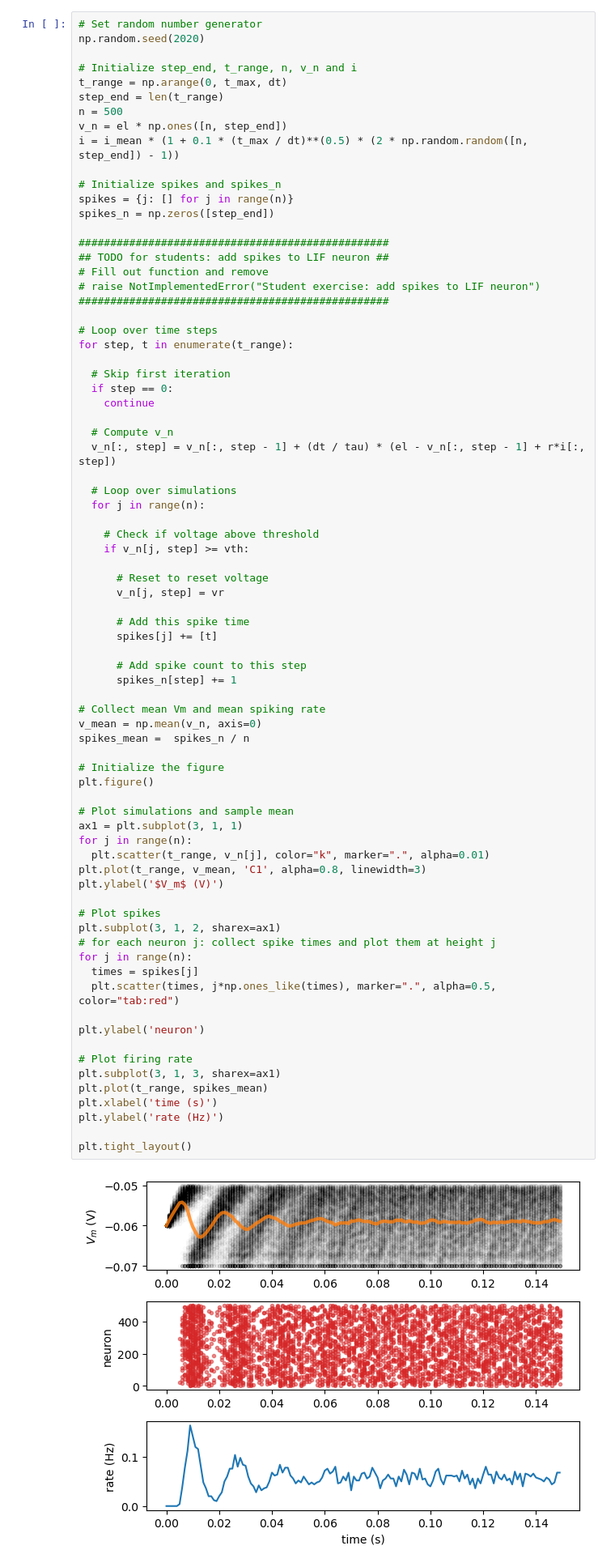
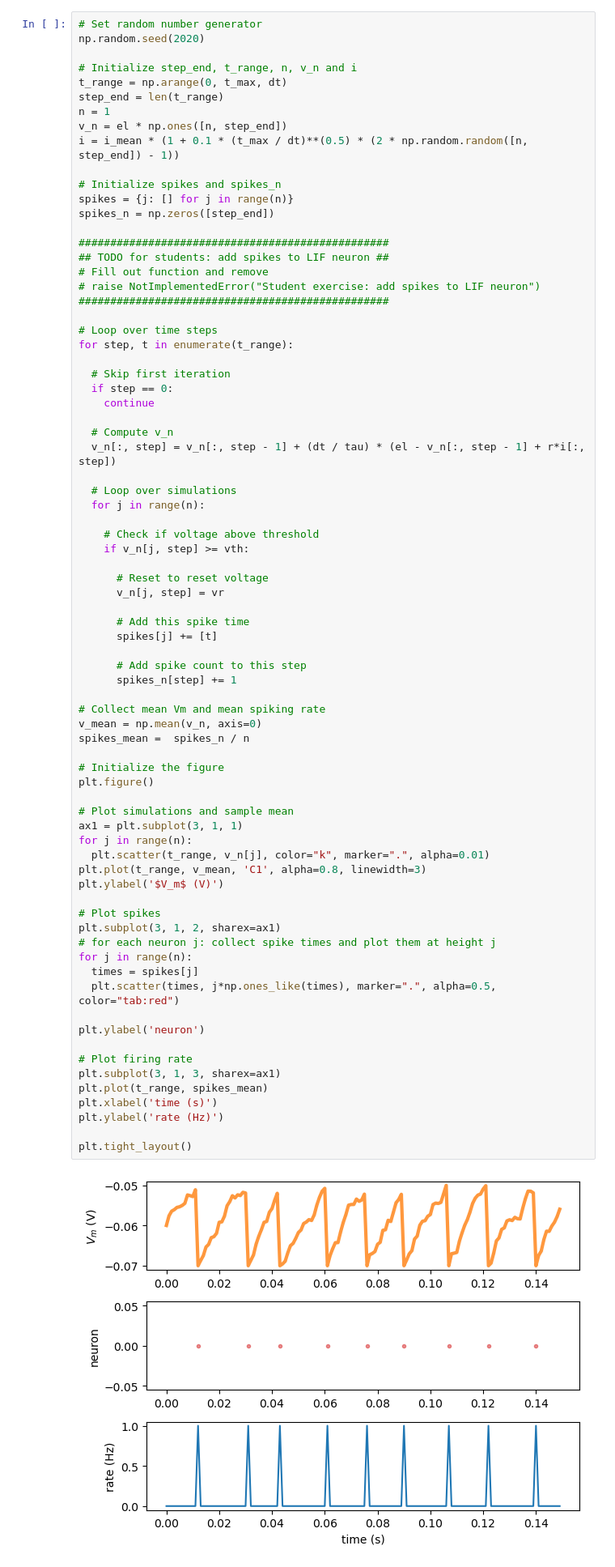
Before and after one commit to bosemessi/Neuromatch2022, a Jupyter notebook: Week0/W0D2_LIF_Part2.ipynb, the cells around one changed output. Shown at 81% size. Cells and saved outputs as stored; diff of their text form.

```diff
--- a/Week0/W0D2_LIF_Part2.ipynb
+++ b/Week0/W0D2_LIF_Part2.ipynb
@@ -69,7 +72,7 @@ np.random.seed(2020)
 # Initialize step_end, t_range, n, v_n and i
 t_range = np.arange(0, t_max, dt)
 step_end = len(t_range)
-n = 500
+n = 1
 v_n = el * np.ones([n, step_end])
 i = i_mean * (1 + 0.1 * (t_max / dt)**(0.5) * (2 * np.random.random([n, step_end]) - 1))
 
@@ -112,34 +115,34 @@ for step, t in enumerate(t_range):
 v_mean = np.mean(v_n, axis=0)
 spikes_mean =  spikes_n / n
 
 # Initialize the figure
 plt.figure()
 
 # Plot simulations and sample mean
 ax1 = plt.subplot(3, 1, 1)
 for j in range(n):
   plt.scatter(t_range, v_n[j], color="k", marker=".", alpha=0.01)
 plt.plot(t_range, v_mean, 'C1', alpha=0.8, linewidth=3)
 plt.ylabel('$V_m$ (V)')
 
 # Plot spikes
 plt.subplot(3, 1, 2, sharex=ax1)
 # for each neuron j: collect spike times and plot them at height j
 for j in range(n):
   times = spikes[j]
   plt.scatter(times, j*np.ones_like(times), marker=".", alpha=0.5, color="tab:red")
 
 plt.ylabel('neuron')
 
 # Plot firing rate
 plt.subplot(3, 1, 3, sharex=ax1)
 plt.plot(t_range, spikes_mean)
 plt.xlabel('time (s)')
 plt.ylabel('rate (Hz)')
 
 plt.tight_layout()
 # %% [output]
-[figure, old version]
+[figure, new version]
 # %% [markdown]
 ## Coding Exercise 3: Using Boolean indexing
 # %%
```
Also changed, not shown: parts of 6 cells of this notebook, 3 other files.
